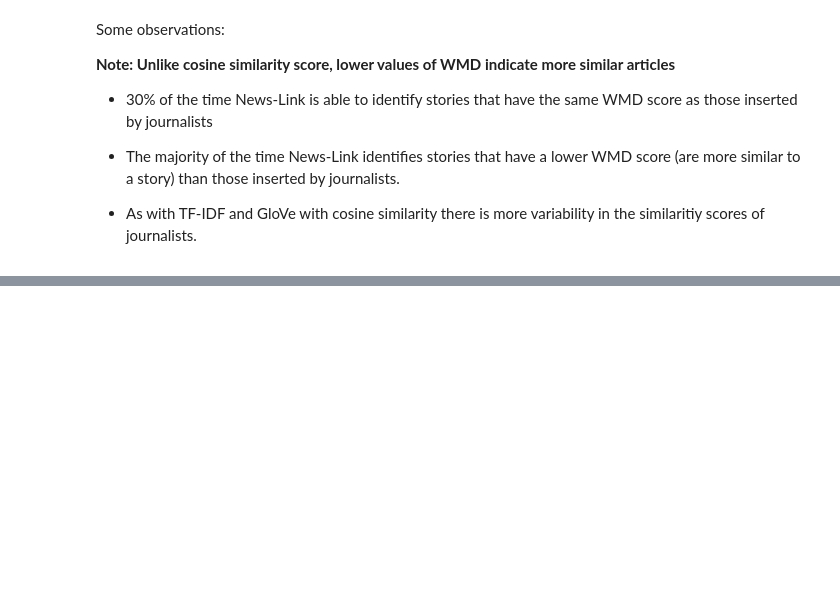
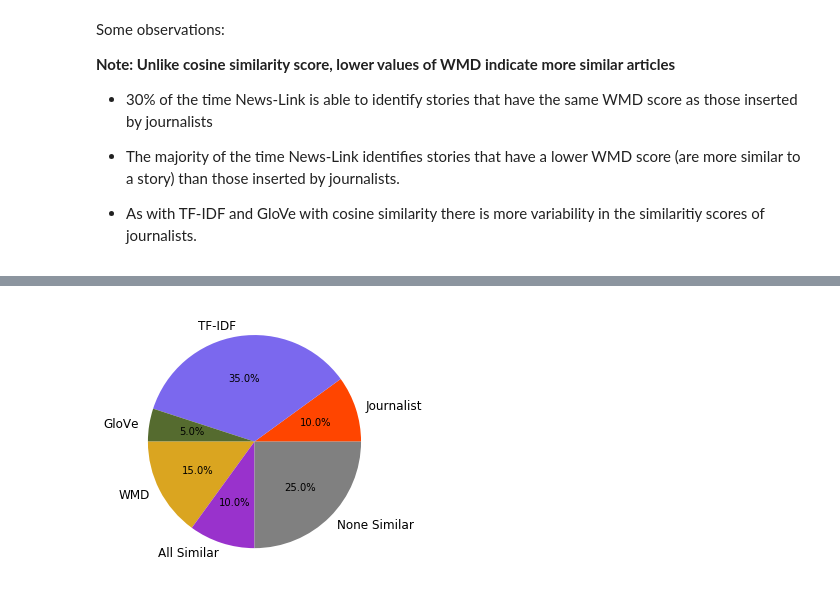
Before and after one commit to CylitaGuy/news-link, a Jupyter notebook: notebooks/Data_Viz_Exploration.ipynb, the cells around one changed output, grey strips where cells are left out. Saved outputs shown, nothing was run; the diff lists cells and outputs as text; code cells hidden in the pictures; blank space fills up the shorter version.

```diff
--- a/notebooks/Data_Viz_Exploration.ipynb
+++ b/notebooks/Data_Viz_Exploration.ipynb
@@ -374,0 +398,12 @@ Some observations:
+# %%
+# create a figure and axes
+fig, story2 = plt.subplots()
+
+story2.pie(round(survey["Story_2"],0), labels=labels, colors=colors,
+        autopct='%1.1f%%', shadow=False)
+#Adjusting margins
+plt.tight_layout()
+
+plt.savefig("Pie_Chart_Survey2.pdf", transparent = True)
+# %% [output]
+[figure, added]
```
Also changed, not shown: parts of 7 cells of this notebook.
